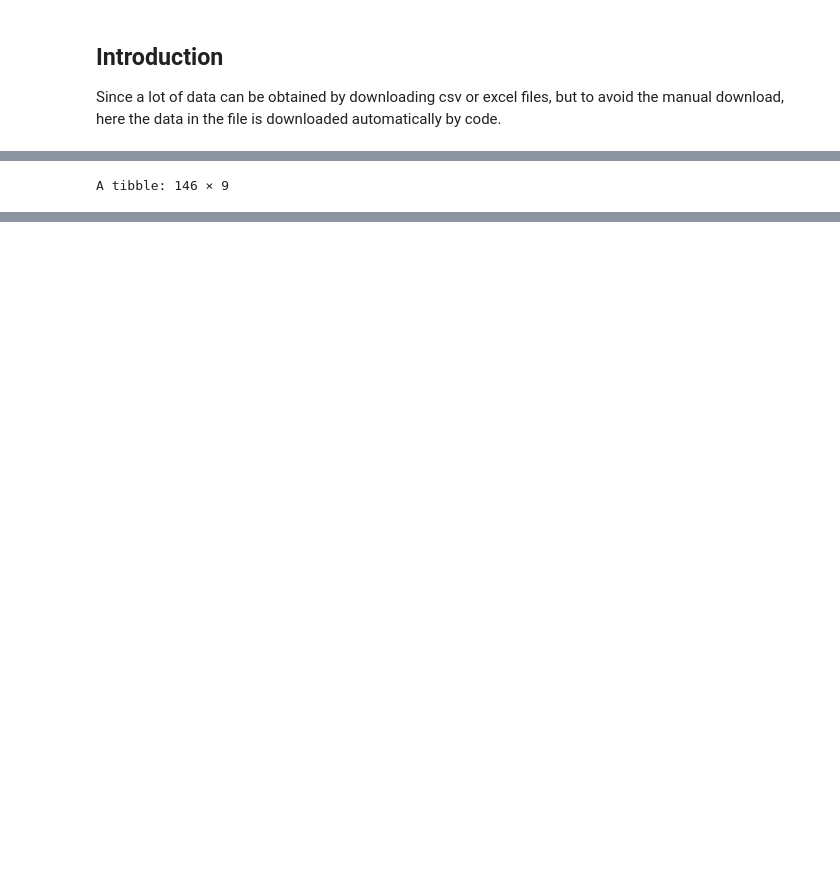
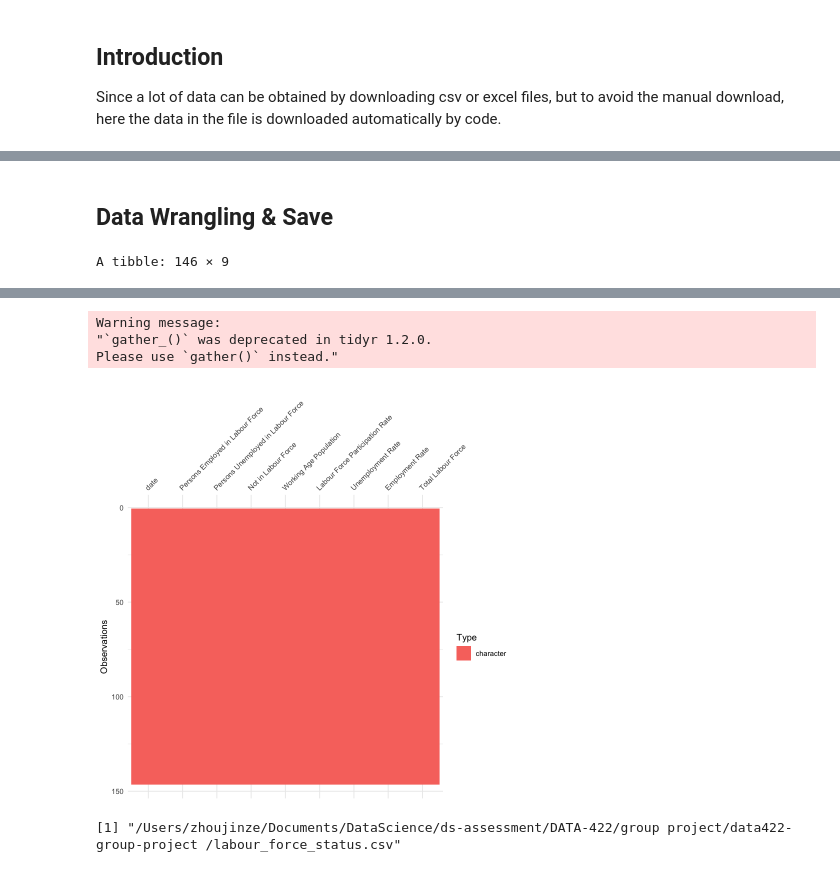
Before and after one commit to ansrali/data422-group-project, a Jupyter notebook: file_collector.ipynb, the cells around one changed output, grey strips where cells are left out. Drawn from its saved outputs; the diff is of its cells as text; code cells hidden in the pictures; blank space fills up the shorter version.

```diff
--- a/file_collector.ipynb
+++ b/file_collector.ipynb
@@ -143,30 +138,45 @@ page_source = remDr$getPageSource()[[1]]
 # parse the page source
 doc = xml2::read_html(page_source)
 table = doc %>% html_table()
+# %% [markdown]
+## Data Wrangling & Save
 # %%
+library(visdat)
+
 labour <- table[[8]]
 labour[2,1] = "date"
 column_name = labour[2,]
 colnames(labour) = column_name
 labour <- labour[-c(1,2),]
 labour
+
+vis_dat(labour)
 # %% [output]
 A tibble: 146 × 9
 | date | Persons Employed in Labour Force | Persons Unemployed in Labour Force | Not in Labour Force | Working Age Population | ... |
 | <chr> | <chr> | <chr> | <chr> | <chr> | ... |
 | 1986Q1 | 1,594 | 70 | 536 | 2,200 | ... |
 | 1986Q2 | 1,592 | 69 | 541 | 2,202 | ... |
 | 1986Q3 | 1,590 | 70 | 544 | 2,204 | ... |
 | 1986Q4 | 1,581 | 71 | 552 | 2,204 | ... |
 | 1987Q1 | 1,597 | 69 | 546 | 2,212 | ... |
 | 1987Q2 | 1,598 | 70 | 548 | 2,216 | ... |
 | 1987Q3 | 1,599 | 70 | 551 | 2,221 | ... |
 | 1987Q4 | 1,590 | 74 | 556 | 2,221 | ... |
 | 1988Q1 | 1,570 | 83 | 573 | 2,226 | ... |
 | 1988Q2 | 1,557 | 91 | 580 | 2,228 | ... |
 | ... | ... | ... | ... | ... | ... |
 | 2021Q2 | 2,580 | 113 | 623 | 3,316 | ... |
 | 2021Q3 | 2,626 | 95 | 597 | 3,317 | ... |
 | 2021Q4 | 2,625 | 91 | 594 | 3,311 | ... |
 | 2022Q1 | 2,619 | 91 | 601 | 3,311 | ... |
 | 2022Q2 | 2,622 | 94 | 595 | 3,312 | ... |
+Warning message:
+"`gather_()` was deprecated in tidyr 1.2.0.
+Please use `gather()` instead."
+[figure, added]
+# %%
+data_file <- paste(here(), "/labour_force_status.csv")
+data_file
+# %% [output]
+[1] "/Users/zhoujinze/Documents/DataScience/ds-assessment/DATA-422/group project/data422-group-project /labour_force_status.csv"
```
Also changed, not shown: parts of 2 cells of this notebook.
